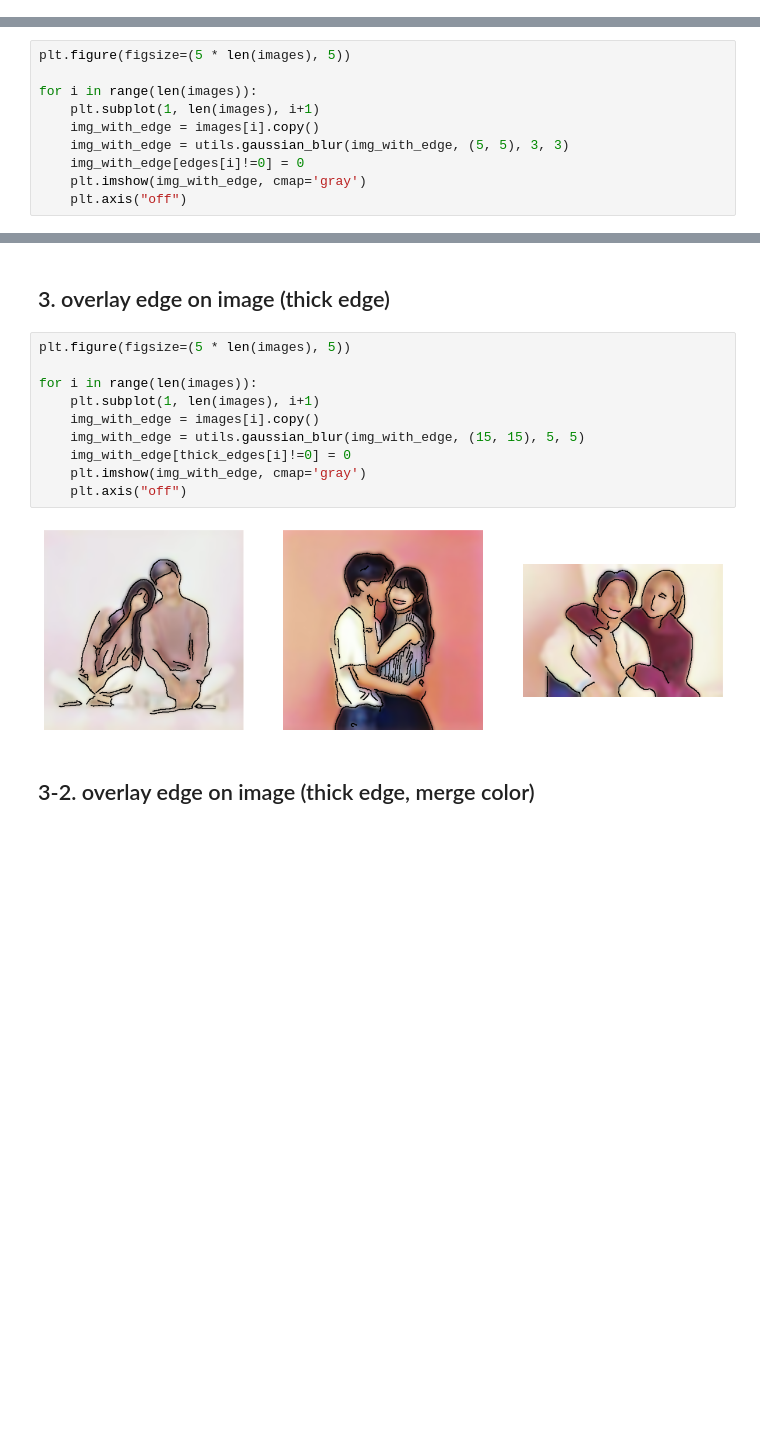
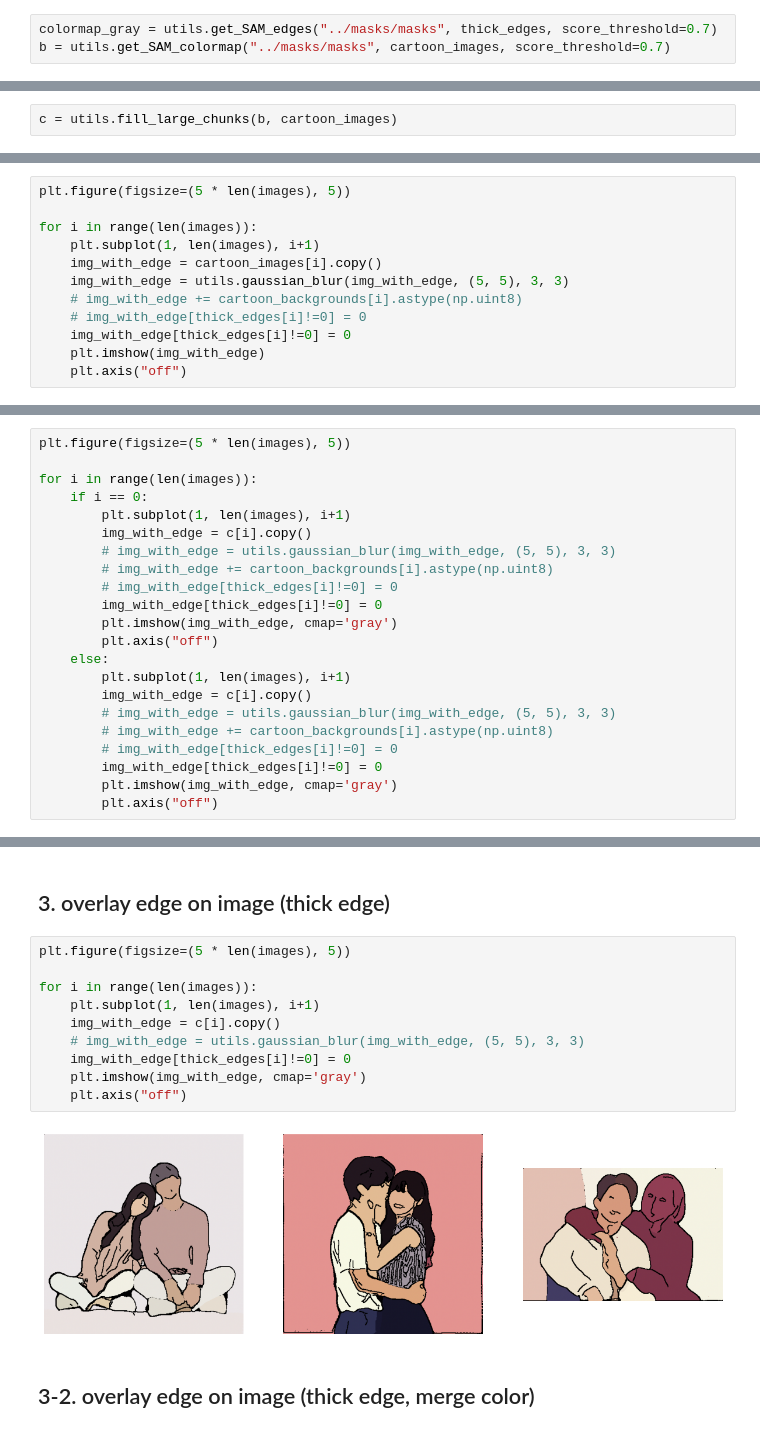
Before and after one commit to kjae0/auto-line-drawing, a Jupyter notebook: line_drawing/edge_detection.ipynb, the cells around one changed output, grey strips where cells are left out. Saved outputs shown, nothing was run; the diff lists cells and outputs as text; blank space fills up the shorter version.

```diff
--- a/line_drawing/edge_detection.ipynb
+++ b/line_drawing/edge_detection.ipynb
@@ -123,0 +166,3 @@ for i in range(len(images)):
+# %%
+colormap_gray = utils.get_SAM_edges("../masks/masks", thick_edges, score_threshold=0.7)
+b = utils.get_SAM_colormap("../masks/masks", cartoon_images, score_threshold=0.7)
@@ -123,0 +174,2 @@ for i in range(len(images)):
+# %%
+c = utils.fill_large_chunks(b, cartoon_images)
@@ -128,9 +193,11 @@ plt.figure(figsize=(5 * len(images), 5))
 
 for i in range(len(images)):
     plt.subplot(1, len(images), i+1)
-    img_with_edge = images[i].copy()
+    img_with_edge = cartoon_images[i].copy()
     img_with_edge = utils.gaussian_blur(img_with_edge, (5, 5), 3, 3)
-    img_with_edge[edges[i]!=0] = 0
-    plt.imshow(img_with_edge, cmap='gray')
+    # img_with_edge += cartoon_backgrounds[i].astype(np.uint8)
+    # img_with_edge[thick_edges[i]!=0] = 0
+    img_with_edge[thick_edges[i]!=0] = 0
+    plt.imshow(img_with_edge)
     plt.axis("off")
 # %% [output]
@@ -137,0 +205,22 @@ for i in range(len(images)):
+# %%
+plt.figure(figsize=(5 * len(images), 5))
+
+for i in range(len(images)):
+    if i == 0:
+        plt.subplot(1, len(images), i+1)
+        img_with_edge = c[i].copy()
+        # img_with_edge = utils.gaussian_blur(img_with_edge, (5, 5), 3, 3)
+        # img_with_edge += cartoon_backgrounds[i].astype(np.uint8)
+        # img_with_edge[thick_edges[i]!=0] = 0
+        img_with_edge[thick_edges[i]!=0] = 0
+        plt.imshow(img_with_edge, cmap='gray')
+        plt.axis("off")
+    else:
+        plt.subplot(1, len(images), i+1)
+        img_with_edge = c[i].copy()
+        # img_with_edge = utils.gaussian_blur(img_with_edge, (5, 5), 3, 3)
+        # img_with_edge += cartoon_backgrounds[i].astype(np.uint8)
+        # img_with_edge[thick_edges[i]!=0] = 0
+        img_with_edge[thick_edges[i]!=0] = 0
+        plt.imshow(img_with_edge, cmap='gray')
+        plt.axis("off")
@@ -140,15 +231,15 @@ for i in range(len(images)):
 # %%
 plt.figure(figsize=(5 * len(images), 5))
 
 for i in range(len(images)):
     plt.subplot(1, len(images), i+1)
-    img_with_edge = images[i].copy()
-    img_with_edge = utils.gaussian_blur(img_with_edge, (15, 15), 5, 5)
+    img_with_edge = c[i].copy()
+    # img_with_edge = utils.gaussian_blur(img_with_edge, (5, 5), 3, 3)
     img_with_edge[thick_edges[i]!=0] = 0
     plt.imshow(img_with_edge, cmap='gray')
     plt.axis("off")
 # %% [output]
-[figure, old version]
+[figure, new version]
 # %% [markdown]
 ## 3-2. overlay edge on image (thick edge, merge color)
 # %%
```
Also changed, not shown: parts of 28 cells of this notebook, 28 other files.
